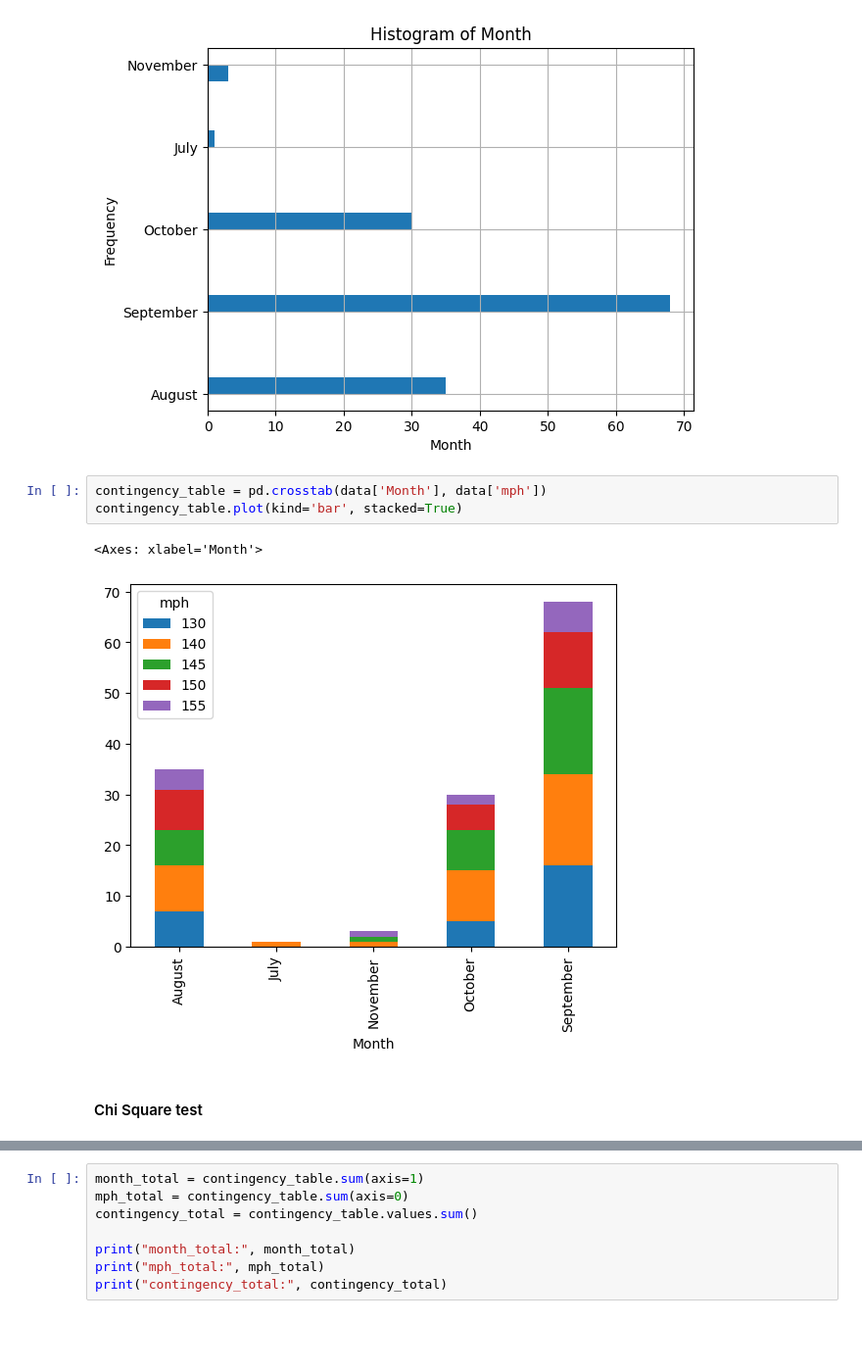
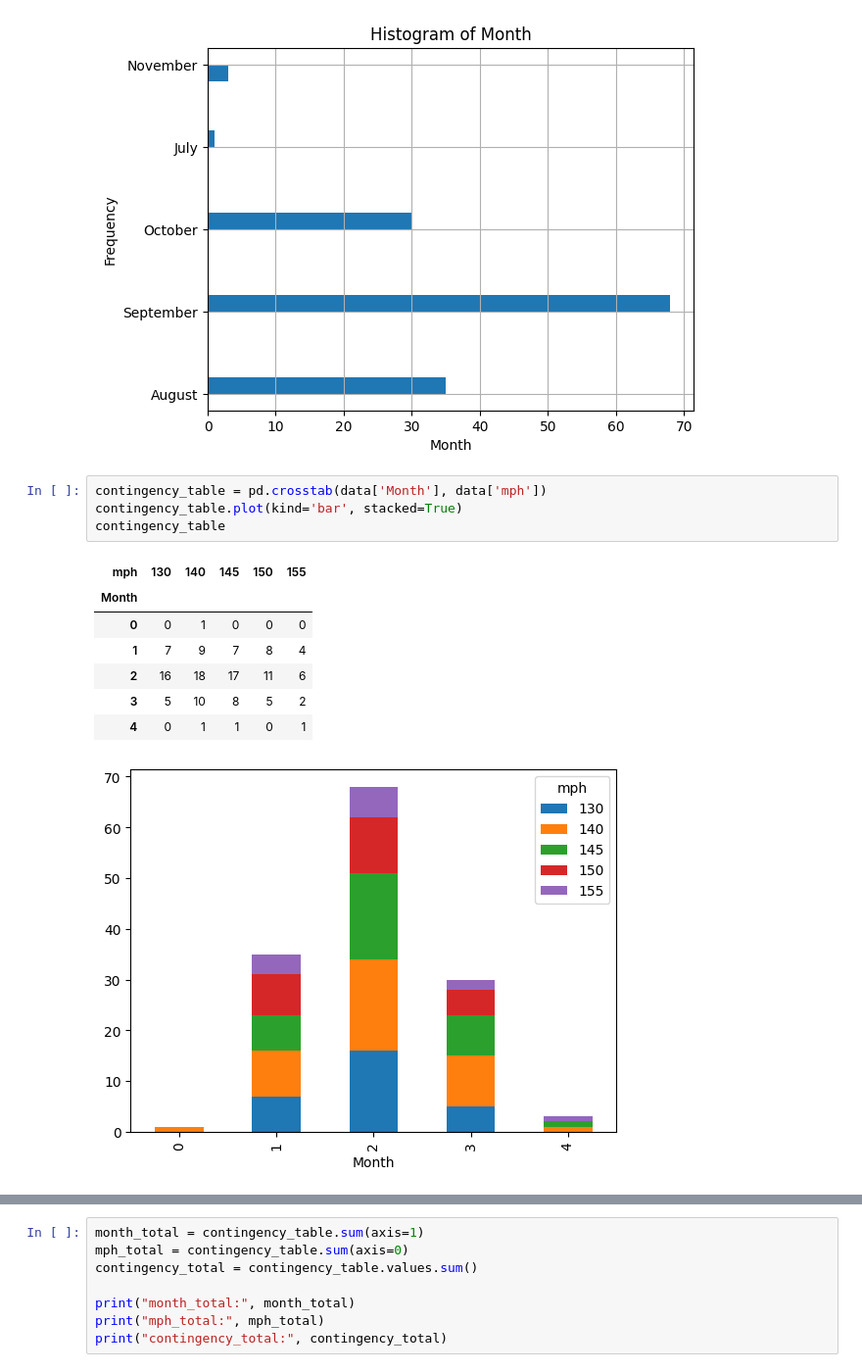
Before and after one commit to Ritii-13/DSc_Assignments, a Jupyter notebook: ques4.ipynb, the cells around one changed output, grey strips where cells are left out. Shown at 98% size. Cells and saved outputs as stored; diff of their text form; blank space fills up the shorter version.

```diff
--- a/ques4.ipynb
+++ b/ques4.ipynb
@@ -175,8 +209,13 @@ plt.show()
 # %%
 contingency_table = pd.crosstab(data['Month'], data['mph'])
 contingency_table.plot(kind='bar', stacked=True)
+contingency_table
 # %% [output]
-<Axes: xlabel='Month'>
+| mph | 130 | 140 | 145 | 150 | 155 |
+| Month |  |  |  |  |  |
+| 0 | 0 | 1 | 0 | 0 | 0 |
+| 1 | 7 | 9 | 7 | 8 | 4 |
+| 2 | 16 | 18 | 17 | 11 | 6 |
+| 3 | 5 | 10 | 8 | 5 | 2 |
+| 4 | 0 | 1 | 1 | 0 | 1 |
-[figure, old version]
+[figure, new version]
-# %% [markdown]
-#### Chi Square test
```
Also changed, not shown: parts of 13 cells of this notebook, 3 other files.
